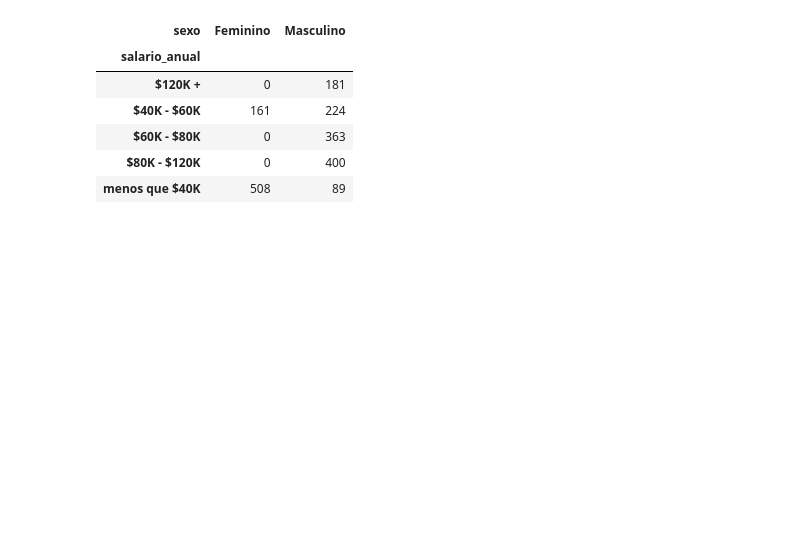
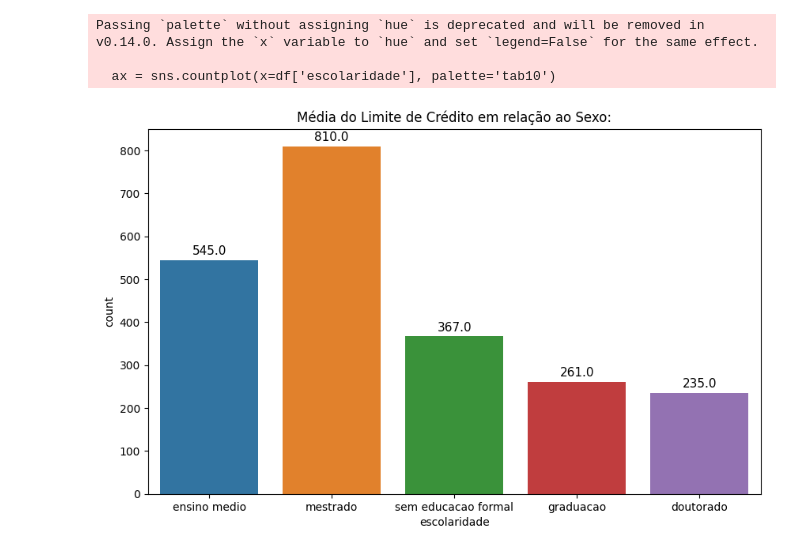
Before and after one commit to marceloaires7/EBAC-SQL, a Jupyter notebook: MODULO_08/ProjetoFinal-Credito.ipynb, the cells around one changed output. Drawn from its saved outputs; the diff is of its cells as text; code cells hidden in the pictures; blank space fills up the shorter version.

```diff
--- a/MODULO_08/ProjetoFinal-Credito.ipynb
+++ b/MODULO_08/ProjetoFinal-Credito.ipynb
@@ -37,13 +21,18 @@ df = df[(df['salario_anual'] != 'na') & (df['escolaridade'] != 'na') & (df['esta
-# %%
-pd.crosstab(df['salario_anual'], df['sexo'])
-# %% [output]
-| sexo | Feminino | Masculino |
-| salario_anual |  |  |
-| $120K + | 0 | 181 |
-| $40K - $60K | 161 | 224 |
-| $60K - $80K | 0 | 363 |
-| $80K - $120K | 0 | 400 |
-| menos que $40K | 508 | 89 |
+# %%
+plt.subplots(figsize=(10,6))
+ax = sns.countplot(x=df['escolaridade'], palette='tab10')
+ax.set_title('Média do Limite de Crédito em relação ao Sexo:')
+for p in ax.patches:
+        ax.annotate(f'{float(p.get_height())}', (p.get_x() + p.get_width() / 2., p.get_height()),
+                ha='center', va='baseline', fontsize=11, color='black', xytext=(0, 5),
+                textcoords='offset points', rotation=0)
+
+plt.show()
+# %% [output]
+Passing `palette` without assigning `hue` is deprecated and will be removed in v0.14.0. Assign the `x` variable to `hue` and set `legend=False` for the same effect.
+
+  ax = sns.countplot(x=df['escolaridade'], palette='tab10')
+[figure, added]
 # %%
 ax = sns.barplot(data=df[['limite_credito', 'sexo']].groupby('sexo').mean().round(2), y='limite_credito', hue='sexo', palette='hls')
 ax.set_title('Média do Limite de Crédito em relação ao Sexo:')
```
Also changed, not shown: parts of 17 cells of this notebook.
